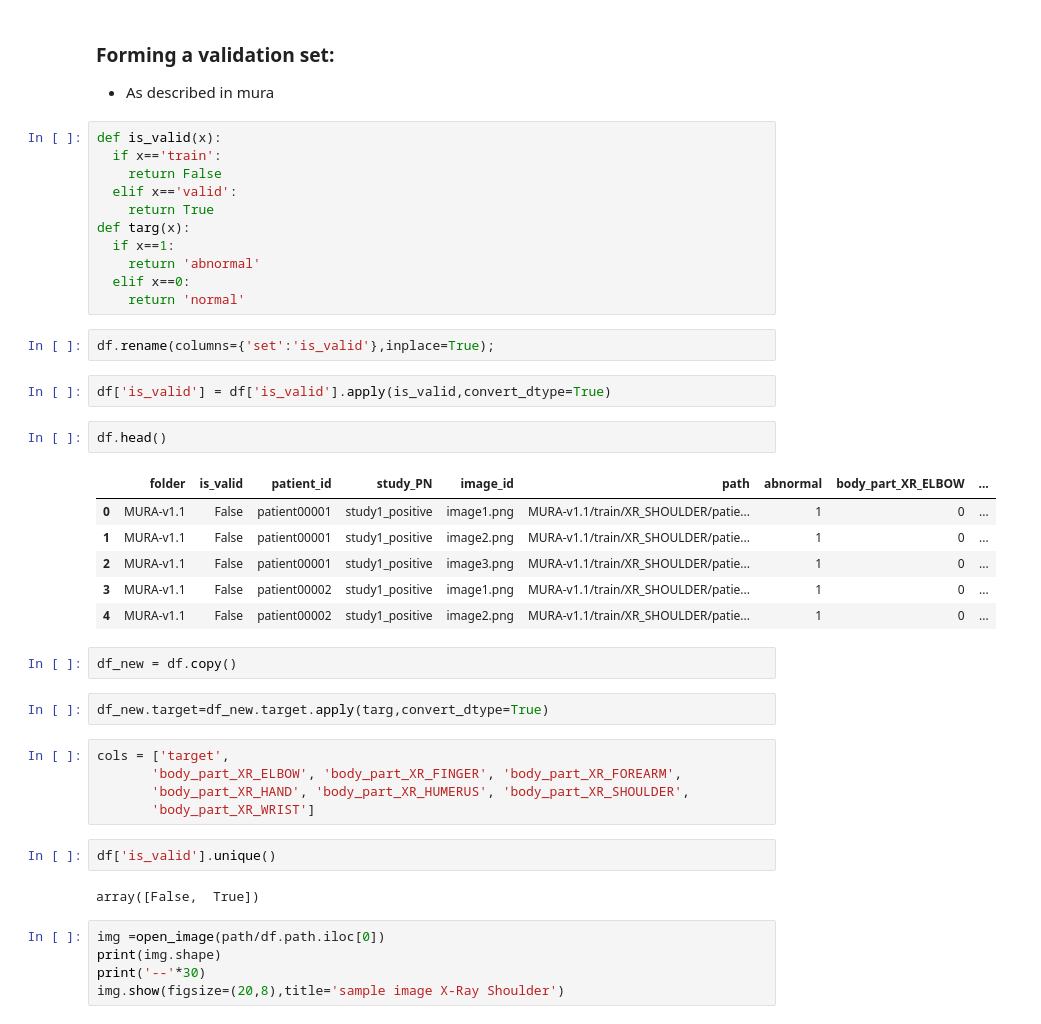
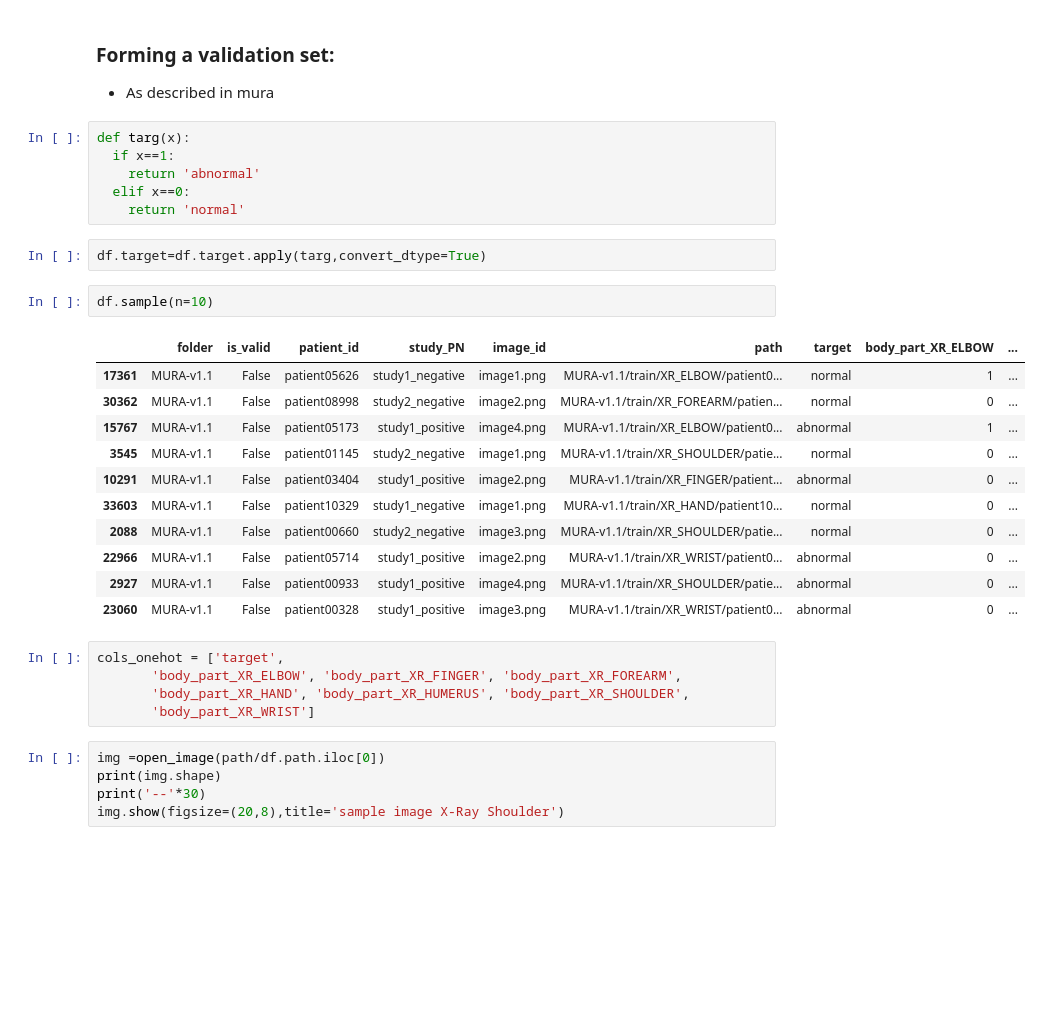
Before and after one commit to shadab4150/Mura-Stanford-Bone-Xray-abnormalities-detection, a Jupyter notebook: mura_stanford_bone_abnormalities_kappa.ipynb, the cells around one changed output. Saved outputs shown, nothing was run; the diff lists cells and outputs as text; blank space fills up the shorter version.

```diff
--- a/mura_stanford_bone_abnormalities_kappa.ipynb
+++ b/mura_stanford_bone_abnormalities_kappa.ipynb
@@ -158,42 +239,32 @@ df = pd.read_csv('/content/final_mura_tr_vl.csv')
 ### Forming a validation set:
 * As described in mura
 # %%
-def is_valid(x):
-  if x=='train':
-    return False
-  elif x=='valid':
-    return True
 def targ(x):
   if x==1:
     return 'abnormal'
   elif x==0:
     return 'normal'
-# %%
-df.rename(columns={'set':'is_valid'},inplace=True);
 # %%
-df['is_valid'] = df['is_valid'].apply(is_valid,convert_dtype=True)
+df.target=df.target.apply(targ,convert_dtype=True)
-# %%
-df.head()
-# %% [output]
-|  | folder | is_valid | patient_id | study_PN | image_id | path | abnormal | body_part_XR_ELBOW | ... |
-| 0 | MURA-v1.1 | False | patient00001 | study1_positive | image1.png | MURA-v1.1/train/XR_SHOULDER/patie... | 1 | 0 | ... |
-| 1 | MURA-v1.1 | False | patient00001 | study1_positive | image2.png | MURA-v1.1/train/XR_SHOULDER/patie... | 1 | 0 | ... |
-| 2 | MURA-v1.1 | False | patient00001 | study1_positive | image3.png | MURA-v1.1/train/XR_SHOULDER/patie... | 1 | 0 | ... |
-| 3 | MURA-v1.1 | False | patient00002 | study1_positive | image1.png | MURA-v1.1/train/XR_SHOULDER/patie... | 1 | 0 | ... |
-| 4 | MURA-v1.1 | False | patient00002 | study1_positive | image2.png | MURA-v1.1/train/XR_SHOULDER/patie... | 1 | 0 | ... |
-# %%
-df_new = df.copy()
-# %%
-df_new.target=df_new.target.apply(targ,convert_dtype=True)
+# %%
+df.sample(n=10)
+# %% [output]
+|  | folder | is_valid | patient_id | study_PN | image_id | path | target | body_part_XR_ELBOW | ... |
+| 17361 | MURA-v1.1 | False | patient05626 | study1_negative | image1.png | MURA-v1.1/train/XR_ELBOW/patient0... | normal | 1 | ... |
+| 30362 | MURA-v1.1 | False | patient08998 | study2_negative | image2.png | MURA-v1.1/train/XR_FOREARM/patien... | normal | 0 | ... |
+| 15767 | MURA-v1.1 | False | patient05173 | study1_positive | image4.png | MURA-v1.1/train/XR_ELBOW/patient0... | abnormal | 1 | ... |
+| 3545 | MURA-v1.1 | False | patient01145 | study2_negative | image1.png | MURA-v1.1/train/XR_SHOULDER/patie... | normal | 0 | ... |
+| 10291 | MURA-v1.1 | False | patient03404 | study1_positive | image2.png | MURA-v1.1/train/XR_FINGER/patient... | abnormal | 0 | ... |
+| 33603 | MURA-v1.1 | False | patient10329 | study1_negative | image1.png | MURA-v1.1/train/XR_HAND/patient10... | normal | 0 | ... |
+| 2088 | MURA-v1.1 | False | patient00660 | study2_negative | image3.png | MURA-v1.1/train/XR_SHOULDER/patie... | normal | 0 | ... |
+| 22966 | MURA-v1.1 | False | patient05714 | study1_positive | image2.png | MURA-v1.1/train/XR_WRIST/patient0... | abnormal | 0 | ... |
+| 2927 | MURA-v1.1 | False | patient00933 | study1_positive | image4.png | MURA-v1.1/train/XR_SHOULDER/patie... | abnormal | 0 | ... |
+| 23060 | MURA-v1.1 | False | patient00328 | study1_positive | image3.png | MURA-v1.1/train/XR_WRIST/patient0... | abnormal | 0 | ... |
 # %%
-cols = ['target',
+cols_onehot = ['target',
        'body_part_XR_ELBOW', 'body_part_XR_FINGER', 'body_part_XR_FOREARM',
        'body_part_XR_HAND', 'body_part_XR_HUMERUS', 'body_part_XR_SHOULDER',
        'body_part_XR_WRIST']
-# %%
-df['is_valid'].unique()
-# %% [output]
-array([False,  True])
 # %%
 img =open_image(path/df.path.iloc[0])
 print(img.shape)
```
Also changed, not shown: parts of 26 cells of this notebook.
